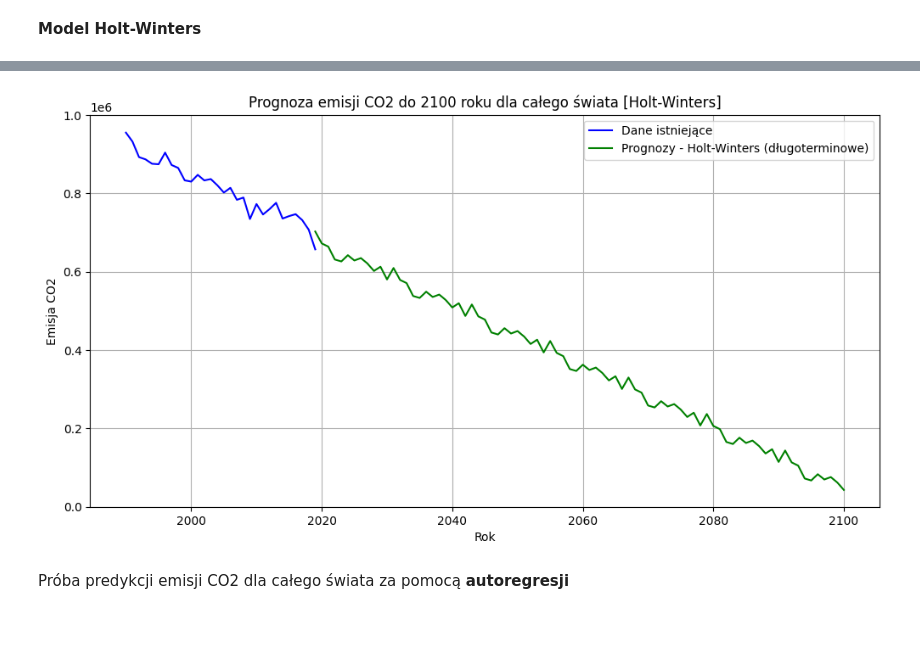
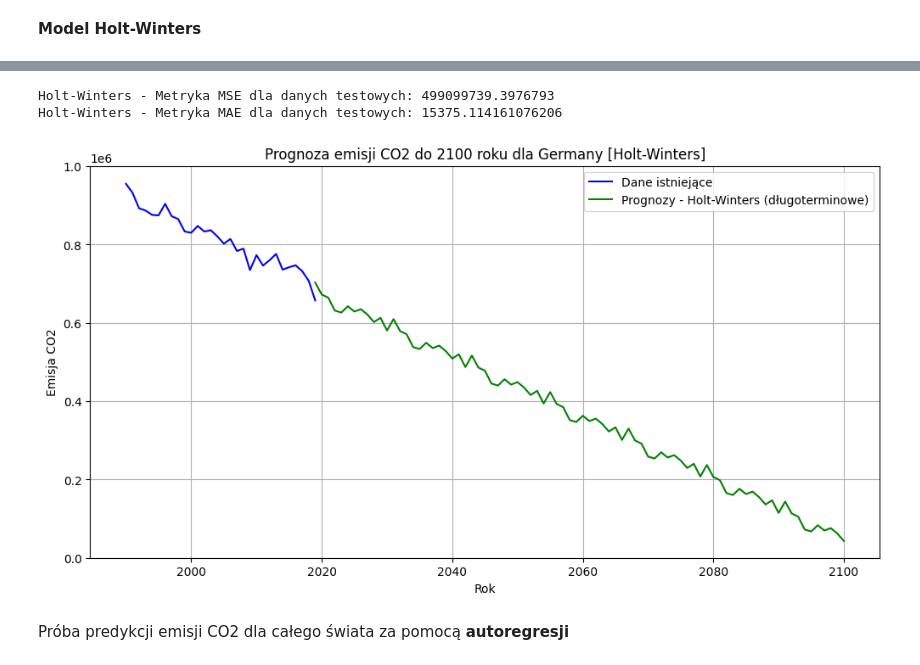
Before and after one commit to kuba172/analiza-zmian-klimatycznych-metodami-uczenia-maszynowego, a Jupyter notebook: Analiza zmian klimatu metodą uczenia maszynowego.ipynb, the cells around one changed output, grey strips where cells are left out. Cells and saved outputs as stored; diff of their text form; code cells hidden in the pictures; blank space fills up the shorter version.

```diff
--- a/Analiza zmian klimatu metodą uczenia maszynowego.ipynb
+++ b/Analiza zmian klimatu metodą uczenia maszynowego.ipynb
@@ -338,6 +342,8 @@ Dane z regresji liniowej przewidują bardziej optymystyczny scenariusz w którym
 # %% [markdown]
 **Model ARIMA**
 # %%
+data_CO2 = pd.read_csv('dane/co2_emissions_kt_by_country.csv')
+world_data = data_CO2[data_CO2["country_name"]=="World"]
 X = world_data[['year']]
 y = world_data['value']
 
@@ -354,13 +360,9 @@ predicted_train = model_arima.predict_in_sample()
 mse_arima = mean_squared_error(train, predicted_train)
 mae_arima = mean_absolute_error(train, predicted_train)
 
-ss_res = np.sum((train - predicted_train) ** 2)
-ss_tot = np.sum((train - np.mean(train)) ** 2)
-r2_arima = 1 - (ss_res / ss_tot) # reczne liczenie R^2
 
 print('ARIMA - Metryka MSE dla danych trenowanych:', mse_arima)
 print('ARIMA - Metryka MAE dla danych trenowanych:', mae_arima)
-print('ARIMA - Metryka R^2 dla danych trenowanych:', r2_arima)
 
 plt.figure(figsize=(12, 6))
 plt.plot(world_data['year'][:train_size], train, color='blue', label='Dane istniejące - treningowe')
@@ -381,7 +383,7 @@ plt.figure(figsize=(12, 6))
 plt.plot(world_data['year'], world_data['value'], color='blue', label='Dane istniejące')
 plt.plot(future_years, future_predictions_long_term, color='orange', label='Prognozy - ARIMA (długoterminowe)')
 
-plt.title('Prognoza emisji CO2 do 2100 roku dla całego świata [ARIMA]')
+plt.title('Prognoza emisji CO2 do 2100 roku dla całego świata - ARIMA')
 plt.xlabel('Rok')
 plt.ylabel('Emisja CO2')
 plt.ylim(0, None)
@@ -398,6 +403,7 @@ ARIMA - Metryka R^2 dla danych trenowanych: 0.9178042866506396
 **Model ARIMA dla wybranego państwa**
 # %%
 try:
+    data_CO2 = pd.read_csv('dane/co2_emissions_kt_by_country.csv')
     panstwo = input("Podaj nazwę państwa dla którego ma być dokonana predykcja:")
     data_country = data_CO2[data_CO2['country_name'] == panstwo]
     X = data_country[['year']]
@@ -413,16 +419,11 @@ try:
     future_predictions_arima = model_arima.predict(n_periods=len(test))  # Predict for test period
 
     predicted_train = model_arima.predict_in_sample()
-    mse_arima = mean_squared_error(train, predicted_train)
-    mae_arima = mean_absolute_error(train, predicted_train)
+    mse_arima2 = mean_squared_error(train, predicted_train)
+    mae_arima2 = mean_absolute_error(train, predicted_train)
 
-    ss_res = np.sum((train - predicted_train) ** 2)
-    ss_tot = np.sum((train - np.mean(train)) ** 2)
-    r2_arima = 1 - (ss_res / ss_tot) # reczne liczenie R^2
-
-    print('ARIMA - Metryka MSE dla danych trenowanych:', mse_arima)
-    print('ARIMA - Metryka MAE dla danych trenowanych:', mae_arima)
-    print('ARIMA - Metryka R^2 dla danych trenowanych:', r2_arima)
+    print('ARIMA - Metryka MSE dla danych trenowanych:', mse_arima2)
+    print('ARIMA - Metryka MAE dla danych trenowanych:', mae_arima2)
 
     plt.figure(figsize=(12, 6))
     plt.plot(data_country['year'][:train_size], train, color='blue', label='Dane istniejące - treningowe')
@@ -476,6 +476,14 @@ fit_hw = model_hw.fit()
 future_years = np.arange(2019, 2101)
 future_predictions_hw = fit_hw.forecast(len(future_years))
 
+y_true = world_data['value']
+y_pred = fit_hw.fittedvalues
+
+mse_hw = mean_squared_error(y_true, y_pred)
+mae_hw = mean_absolute_error(y_true, y_pred)
+
+print('Holt-Winters - Metryka MSE dla danych testowych:', mse_hw)
+print('Holt-Winters - Metryka MAE dla danych testowych:', mae_hw)
 
 plt.figure(figsize=(12, 6))
 plt.plot(world_data.index, world_data['value'], color='blue', label='Dane istniejące')
@@ -494,35 +506,45 @@ plt.show()
 try:
     panstwo = input("Podaj nazwę państwa dla którego ma być dokonana predykcja:")
     data_CO2 = pd.read_csv('dane/co2_emissions_kt_by_country.csv')
     data = data_CO2[data_CO2['country_name'] == panstwo]
     X = data['year']
     y = data['value']
 
     data.set_index('year', inplace=True)
 
     model_hw = ExponentialSmoothing(data['value'], trend='add', seasonal='add', seasonal_periods=12)
     fit_hw = model_hw.fit()
 
 
     future_years = np.arange(2019, 2101)
     future_predictions_hw = fit_hw.forecast(len(future_years))
 
+    y_true = data['value']
+    y_pred = fit_hw.fittedvalues
+
+    mse_hw2 = mean_squared_error(y_true, y_pred)
+    mae_hw2 = mean_absolute_error(y_true, y_pred)
+
+    print('Holt-Winters - Metryka MSE dla danych testowych:', mse_hw2)
+    print('Holt-Winters - Metryka MAE dla danych testowych:', mae_hw2)
 
     plt.figure(figsize=(12, 6))
     plt.plot(data.index, data['value'], color='blue', label='Dane istniejące')
     plt.plot(future_years, future_predictions_hw, color='green', label='Prognozy - Holt-Winters (długoterminowe)')
 
-    plt.title('Prognoza emisji CO2 do 2100 roku dla całego świata [Holt-Winters]')
+    plt.title(f'Prognoza emisji CO2 do 2100 roku dla {panstwo} [Holt-Winters]')
     plt.xlabel('Rok')
     plt.ylabel('Emisja CO2')
     plt.ylim(0, None)
     plt.legend()
     plt.grid(True)
     plt.show()
 except:
     print("Nie ma takiego państwa, tylko angielskie nazwy z wielkiej litery")
 # %% [output]
+Holt-Winters - Metryka MSE dla danych testowych: 499099739.3976793
+Holt-Winters - Metryka MAE dla danych testowych: 15375.114161076206
-[figure, old version]
+[figure, new version]
 # %% [markdown]
 Próba predykcji emisji CO2 dla całego świata za pomocą **autoregresji**
 # %%
```
Also changed, not shown: parts of 17 cells of this notebook.
